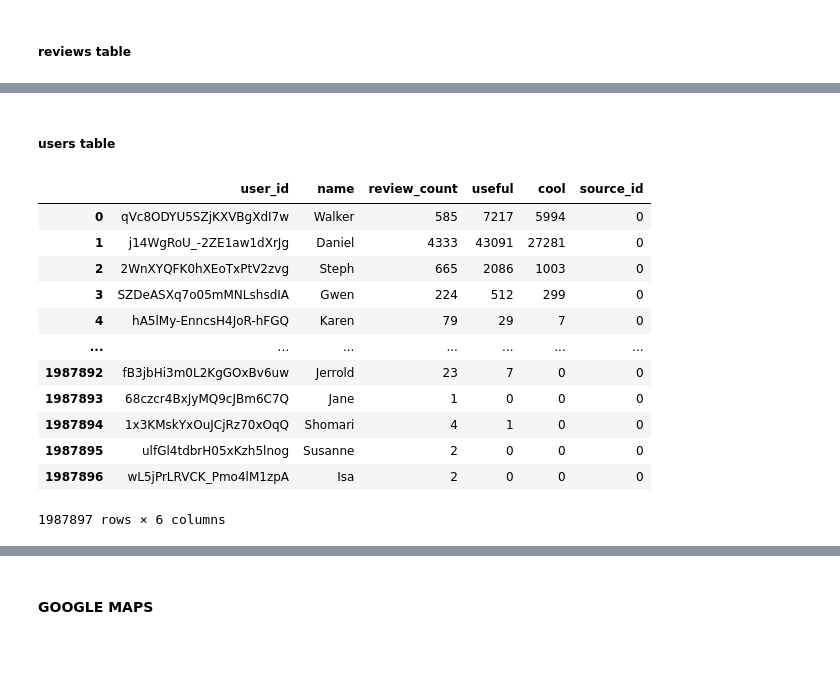
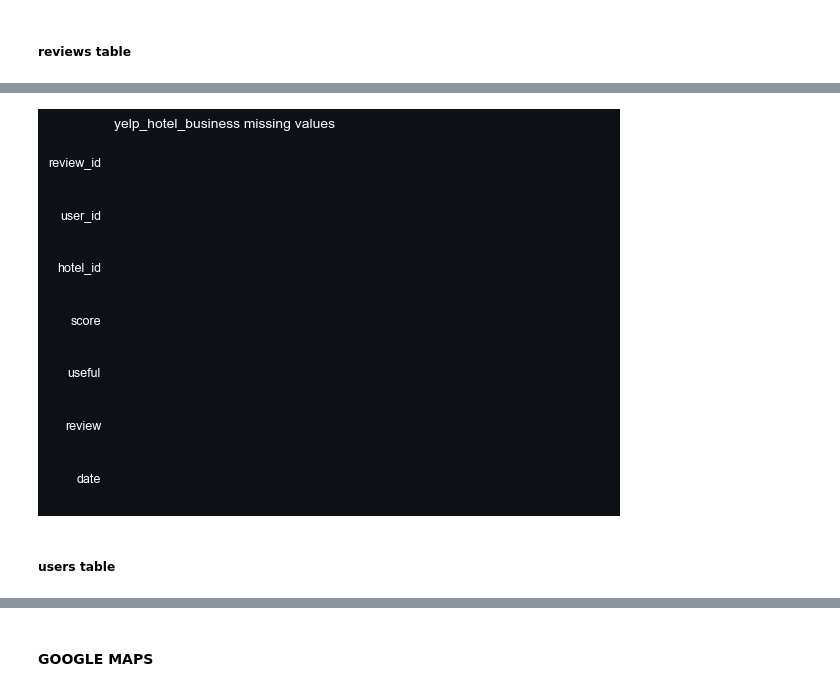
Before and after one commit to LeonardoCostaH/PF_DS_YELP, a Jupyter notebook: 01_ETL.ipynb, the cells around one changed output, grey strips where cells are left out. Cells and saved outputs as stored; diff of their text form; code cells hidden in the pictures; blank space fills up the shorter version.

```diff
--- a/01_ETL.ipynb
+++ b/01_ETL.ipynb
@@ -125,34 +154,29 @@ yelp_reviews
+# %%
+# import data
+raw_yelp_reviews = pd.read_parquet("data/yelp/review.parquet")
+# %%
+# Transform
+yelp_reviews = raw_yelp_reviews
+columnas_yelp = ['review_id', 'user_id', 'business_id', 'date', 'text', 'stars', 'useful']
+yelp_reviews = yelp_reviews[columnas_yelp].copy() # Filtrate relevant data
+yelp_reviews.rename(columns={'business_id': 'hotel_id', 'text': 'review', 'stars': 'score'}, inplace=True)
+
+# Filtrate and export hotel businesses reviews
+yelp_hotel_reviews = yelp_reviews[yelp_reviews['hotel_id'].isin(yelp_hotel_business["hotel_id"])]
+
+# Transform
+yelp_hotel_reviews['review'] = yelp_hotel_reviews['review'].apply(lambda x: str(x).encode('utf-8', 'ignore').decode('utf-8')) # Cambiando tipos de datos
+yelp_hotel_reviews['date'] = pd.to_datetime(yelp_hotel_reviews['date'], format='%Y-%m-%d %H:%M:%S').dt.date
+yelp_hotel_reviews['review_id'] = yelp_hotel_reviews['review_id'].drop_duplicates() # Handle duplicated values
+
+# Reorder
+columns_order = ["review_id", "user_id", "hotel_id", "score", "useful", "review", "date"]
+yelp_hotel_reviews = yelp_hotel_reviews.reindex(columns=columns_order) # reorder dataset
+# %%
+#Explore and export
+personalised_graphics.missing_values_heatmap(yelp_hotel_reviews, "yelp_hotel_business")
+yelp_hotel_reviews.to_csv("data/yelp_hotel_reviews.csv", index=False)
+# %% [output]
+[figure, added]
 # %% [markdown]
 ##### users table
-# %%
-# import data
-yelp_users = pd.read_parquet("data/yelp/user.parquet")
-
-# filtrate relevant data
-columns_to_keep = ['user_id', 'name', 'review_count', 'useful', 'cool']
-yelp_users = yelp_users[columns_to_keep]
-# handle duplicated values
-duplicados = yelp_users[yelp_users.duplicated()]
-yelp_users.drop_duplicates(inplace=True)
-# create column to keep track of data source
-yelp_users['source_id'] = 0
-
-# export data
-yelp_users.to_csv("data/yelp_users.csv")
-yelp_users.to_parquet("data/yelp_users.parquet", index=False)
-
-yelp_users
-# %% [output]
-|  | user_id | name | review_count | useful | cool | source_id |
-| 0 | qVc8ODYU5SZjKXVBgXdI7w | Walker | 585 | 7217 | 5994 | 0 |
-| 1 | j14WgRoU_-2ZE1aw1dXrJg | Daniel | 4333 | 43091 | 27281 | 0 |
-| 2 | 2WnXYQFK0hXEoTxPtV2zvg | Steph | 665 | 2086 | 1003 | 0 |
-| 3 | SZDeASXq7o05mMNLshsdIA | Gwen | 224 | 512 | 299 | 0 |
-| 4 | hA5lMy-EnncsH4JoR-hFGQ | Karen | 79 | 29 | 7 | 0 |
-| ... | ... | ... | ... | ... | ... | ... |
-| 1987892 | fB3jbHi3m0L2KgGOxBv6uw | Jerrold | 23 | 7 | 0 | 0 |
-| 1987893 | 68czcr4BxJyMQ9cJBm6C7Q | Jane | 1 | 0 | 0 | 0 |
-| 1987894 | 1x3KMskYxOuJCjRz70xOqQ | Shomari | 4 | 1 | 0 | 0 |
-| 1987895 | ulfGl4tdbrH05xKzh5lnog | Susanne | 2 | 0 | 0 | 0 |
-| 1987896 | wL5jPrLRVCK_Pmo4lM1zpA | Isa | 2 | 0 | 0 | 0 |
-1987897 rows × 6 columns
```
Also changed, not shown: parts of 34 cells of this notebook, 30 other files.
